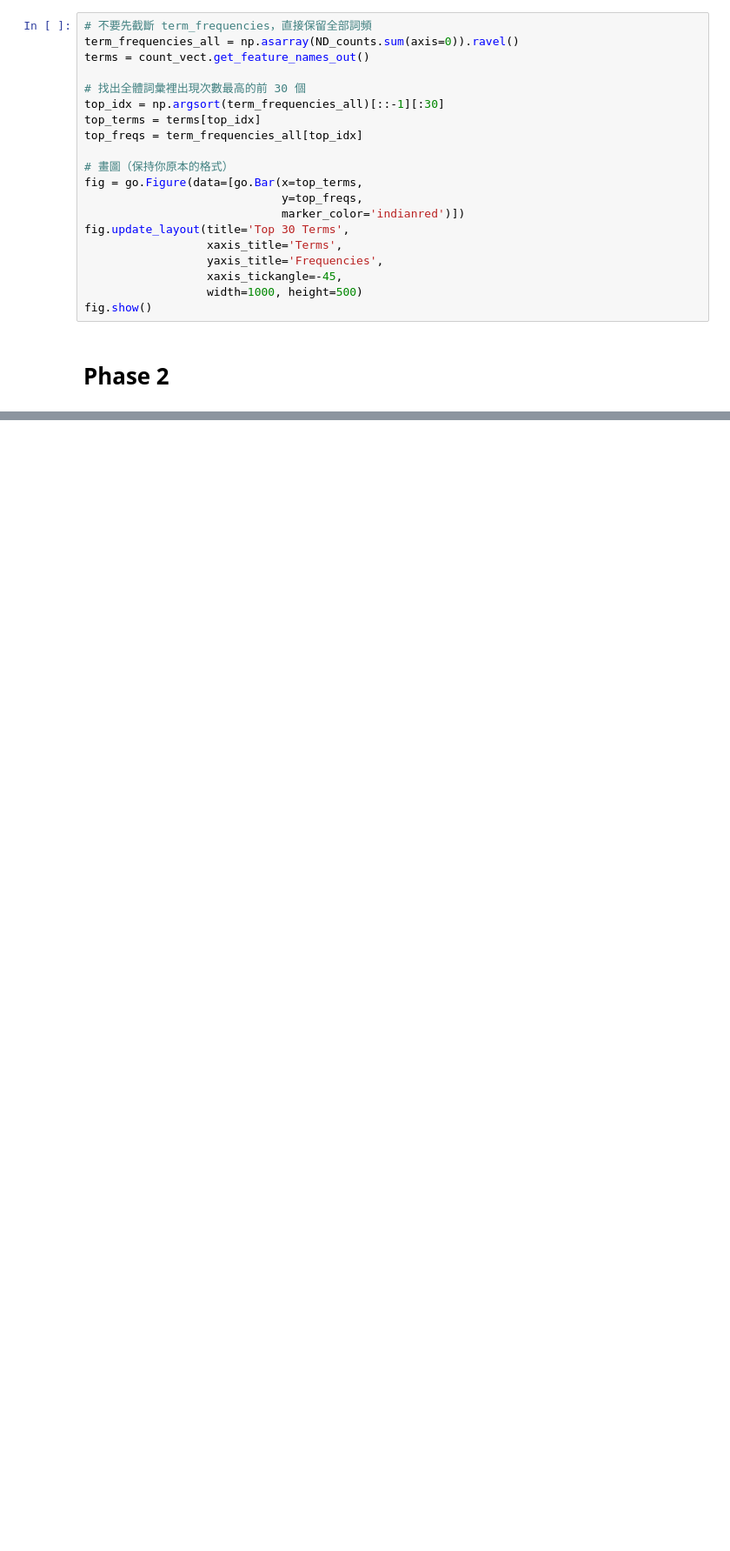
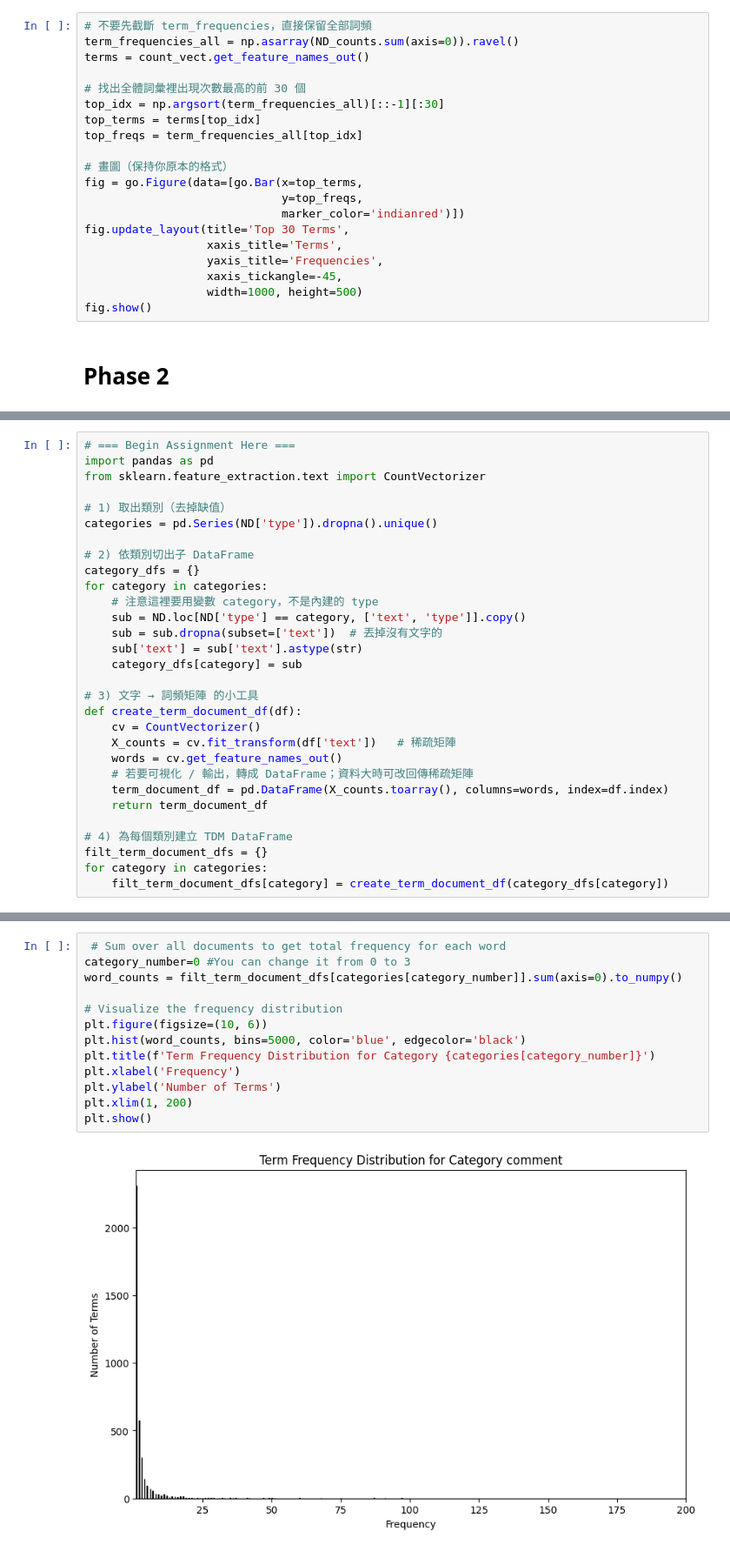
Before and after one commit to NN92002/DM2025-Lab1-Exercise, a Jupyter notebook: DM2025-Lab1-Homework.ipynb, the cells around one changed output, grey strips where cells are left out. Shown at 87% size. Saved outputs shown, nothing was run; the diff lists cells and outputs as text; blank space fills up the shorter version.

```diff
--- a/DM2025-Lab1-Homework.ipynb
+++ b/DM2025-Lab1-Homework.ipynb
@@ -434,0 +418,30 @@ fig.show()
+# %%
+# === Begin Assignment Here ===
+import pandas as pd
+from sklearn.feature_extraction.text import CountVectorizer
+
+# 1) 取出類別（去掉缺值）
+categories = pd.Series(ND['type']).dropna().unique()
+
+# 2) 依類別切出子 DataFrame
+category_dfs = {}
+for category in categories:
+    # 注意這裡要用變數 category，不是內建的 type
+    sub = ND.loc[ND['type'] == category, ['text', 'type']].copy()
+    sub = sub.dropna(subset=['text'])  # 丟掉沒有文字的
+    sub['text'] = sub['text'].astype(str)
+    category_dfs[category] = sub
+
+# 3) 文字 → 詞頻矩陣 的小工具
+def create_term_document_df(df):
+    cv = CountVectorizer()
+    X_counts = cv.fit_transform(df['text'])   # 稀疏矩陣
+    words = cv.get_feature_names_out()
+    # 若要可視化 / 輸出，轉成 DataFrame；資料大時可改回傳稀疏矩陣
+    term_document_df = pd.DataFrame(X_counts.toarray(), columns=words, index=df.index)
+    return term_document_df
+
+# 4) 為每個類別建立 TDM DataFrame
+filt_term_document_dfs = {}
+for category in categories:
+    filt_term_document_dfs[category] = create_term_document_df(category_dfs[category])
@@ -434,0 +451,15 @@ fig.show()
+# %%
+ # Sum over all documents to get total frequency for each word
+category_number=0 #You can change it from 0 to 3
+word_counts = filt_term_document_dfs[categories[category_number]].sum(axis=0).to_numpy()
+
+# Visualize the frequency distribution
+plt.figure(figsize=(10, 6))
+plt.hist(word_counts, bins=5000, color='blue', edgecolor='black')
+plt.title(f'Term Frequency Distribution for Category {categories[category_number]}')
+plt.xlabel('Frequency')
+plt.ylabel('Number of Terms')
+plt.xlim(1, 200)
+plt.show()
+# %% [output]
+[figure, added]
```
Also changed, not shown: parts of 36 cells of this notebook, 9 other files.
